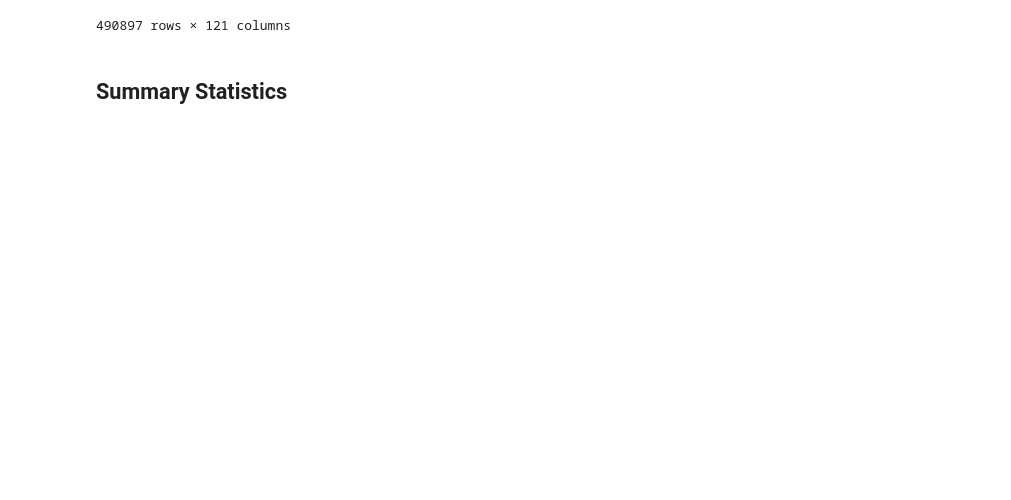
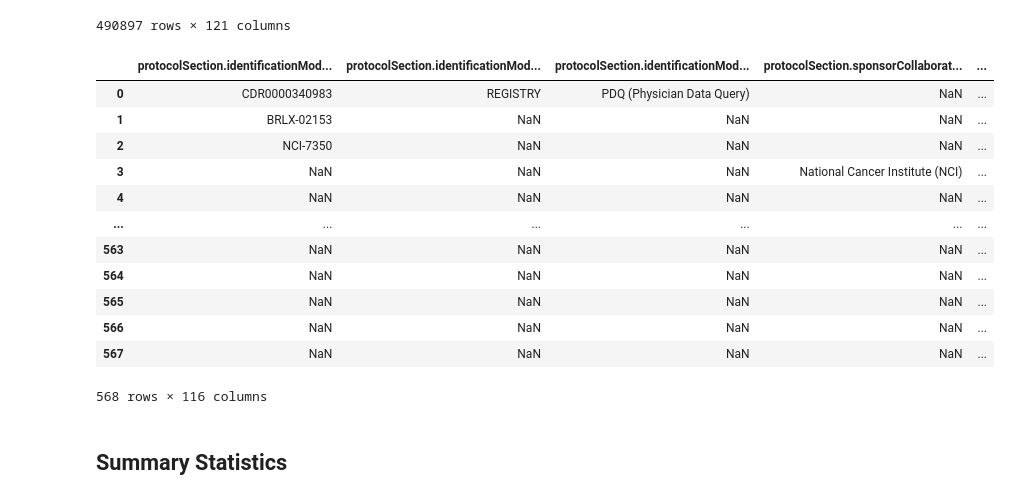
Before and after one commit to clinical-trials-research/clinical-trials-research, a Jupyter notebook: notebooks/01-field-analysis.ipynb, the cells around one changed output. Saved outputs shown, nothing was run; the diff lists cells and outputs as text; code cells hidden in the pictures; blank space fills up the shorter version.

```diff
--- a/notebooks/01-field-analysis.ipynb
+++ b/notebooks/01-field-analysis.ipynb
@@ -109,16 +110,30 @@ df
 # %%
 normalized_df = pd.DataFrame()
 sample = complex_fields.head(10)
 
-for _, row in complex_fields.iterrows():
+for _, row in sample.iterrows():
     for col in row.index:
         cell = row[col]
         if isinstance(cell, list):
             for item in cell:
                 expanded = pd.json_normalize(item)
-                # expanded.columns = [f"{col}.{c}" for c in expanded.columns]
+                expanded.columns = [f"{col}.{c}" for c in expanded.columns]
                 normalized_df = pd.concat([normalized_df, expanded], ignore_index=True)
 
 normalized_df
+# %% [output]
+|  | protocolSection.identificationMod... | protocolSection.identificationMod... | protocolSection.identificationMod... | protocolSection.sponsorCollaborat... | ... |
+| 0 | CDR0000340983 | REGISTRY | PDQ (Physician Data Query) | NaN | ... |
+| 1 | BRLX-02153 | NaN | NaN | NaN | ... |
+| 2 | NCI-7350 | NaN | NaN | NaN | ... |
+| 3 | NaN | NaN | NaN | National Cancer Institute (NCI) | ... |
+| 4 | NaN | NaN | NaN | NaN | ... |
+| ... | ... | ... | ... | ... | ... |
+| 563 | NaN | NaN | NaN | NaN | ... |
+| 564 | NaN | NaN | NaN | NaN | ... |
+| 565 | NaN | NaN | NaN | NaN | ... |
+| 566 | NaN | NaN | NaN | NaN | ... |
+| 567 | NaN | NaN | NaN | NaN | ... |
+568 rows × 116 columns
 # %% [markdown]
 ## Summary Statistics
```
Also changed, not shown: parts of 5 cells of this notebook.
